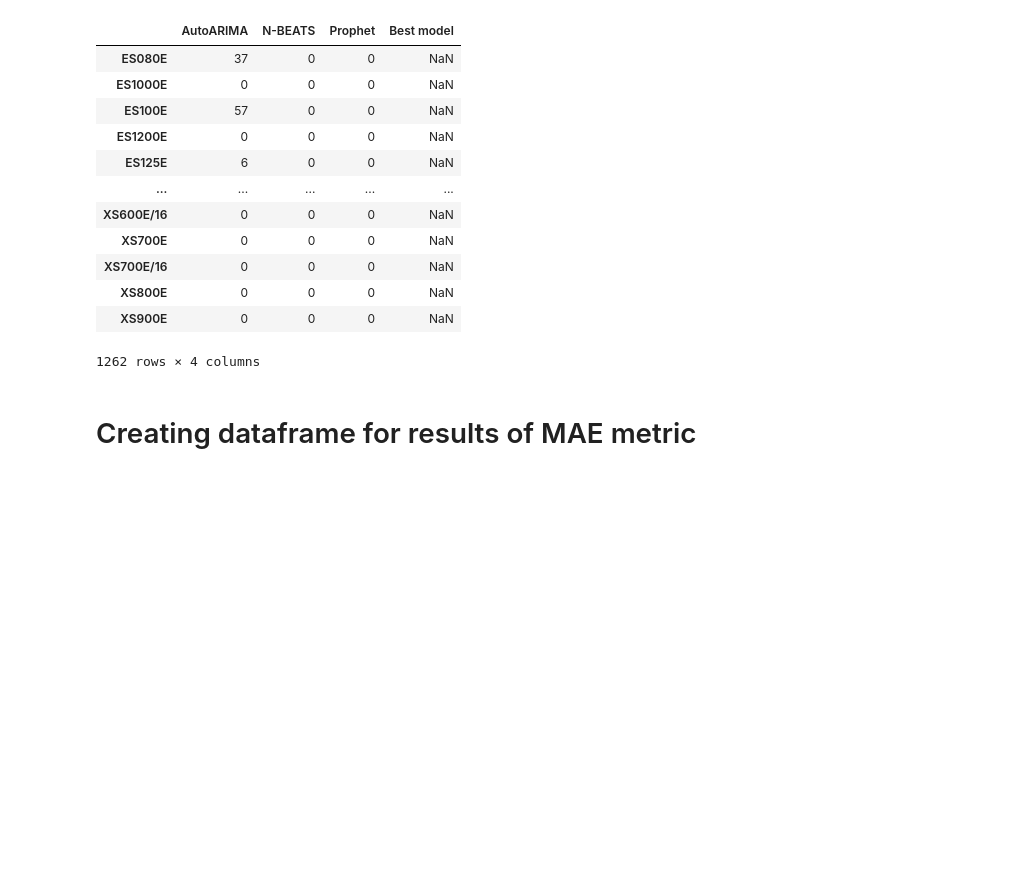
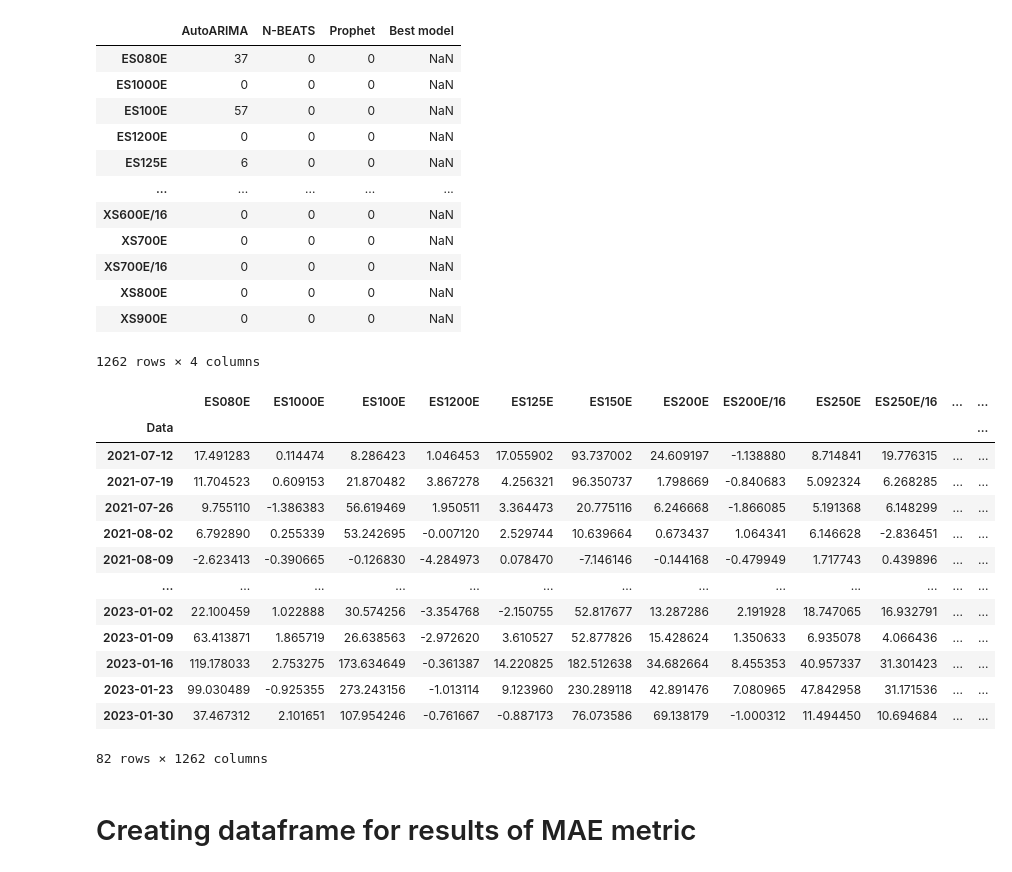
Before and after one commit to M-Kacprowicz/forecasting-tool, a Jupyter notebook: Results_processing.ipynb, the cells around one changed output. Drawn from its saved outputs; the diff is of its cells as text; code cells hidden in the pictures; blank space fills up the shorter version.

```diff
--- a/Results_processing.ipynb
+++ b/Results_processing.ipynb
@@ -60,6 +60,25 @@ results
 | XS800E | 0 | 0 | 0 | NaN |
 | XS900E | 0 | 0 | 0 | NaN |
 1262 rows × 4 columns
+# %%
+nbeats_results = pd.read_csv('nbeats_results.csv', index_col = 0)
+# %%
+nbeats_results
+# %% [output]
+|  | ES080E | ES1000E | ES100E | ES1200E | ES125E | ES150E | ES200E | ES200E/16 | ES250E | ES250E/16 | ... | ... |
+| Data |  |  |  |  |  |  |  |  |  |  |  | ... |
+| 2021-07-12 | 17.491283 | 0.114474 | 8.286423 | 1.046453 | 17.055902 | 93.737002 | 24.609197 | -1.138880 | 8.714841 | 19.776315 | ... | ... |
+| 2021-07-19 | 11.704523 | 0.609153 | 21.870482 | 3.867278 | 4.256321 | 96.350737 | 1.798669 | -0.840683 | 5.092324 | 6.268285 | ... | ... |
+| 2021-07-26 | 9.755110 | -1.386383 | 56.619469 | 1.950511 | 3.364473 | 20.775116 | 6.246668 | -1.866085 | 5.191368 | 6.148299 | ... | ... |
+| 2021-08-02 | 6.792890 | 0.255339 | 53.242695 | -0.007120 | 2.529744 | 10.639664 | 0.673437 | 1.064341 | 6.146628 | -2.836451 | ... | ... |
+| 2021-08-09 | -2.623413 | -0.390665 | -0.126830 | -4.284973 | 0.078470 | -7.146146 | -0.144168 | -0.479949 | 1.717743 | 0.439896 | ... | ... |
+| ... | ... | ... | ... | ... | ... | ... | ... | ... | ... | ... | ... | ... |
+| 2023-01-02 | 22.100459 | 1.022888 | 30.574256 | -3.354768 | -2.150755 | 52.817677 | 13.287286 | 2.191928 | 18.747065 | 16.932791 | ... | ... |
+| 2023-01-09 | 63.413871 | 1.865719 | 26.638563 | -2.972620 | 3.610527 | 52.877826 | 15.428624 | 1.350633 | 6.935078 | 4.066436 | ... | ... |
+| 2023-01-16 | 119.178033 | 2.753275 | 173.634649 | -0.361387 | 14.220825 | 182.512638 | 34.682664 | 8.455353 | 40.957337 | 31.301423 | ... | ... |
+| 2023-01-23 | 99.030489 | -0.925355 | 273.243156 | -1.013114 | 9.123960 | 230.289118 | 42.891476 | 7.080965 | 47.842958 | 31.171536 | ... | ... |
+| 2023-01-30 | 37.467312 | 2.101651 | 107.954246 | -0.761667 | -0.887173 | 76.073586 | 69.138179 | -1.000312 | 11.494450 | 10.694684 | ... | ... |
+82 rows × 1262 columns
 # %% [markdown]
 # Creating dataframe for results of MAE metric
 # %%
```
Also changed, not shown: parts of 14 cells of this notebook, 4 other files.
